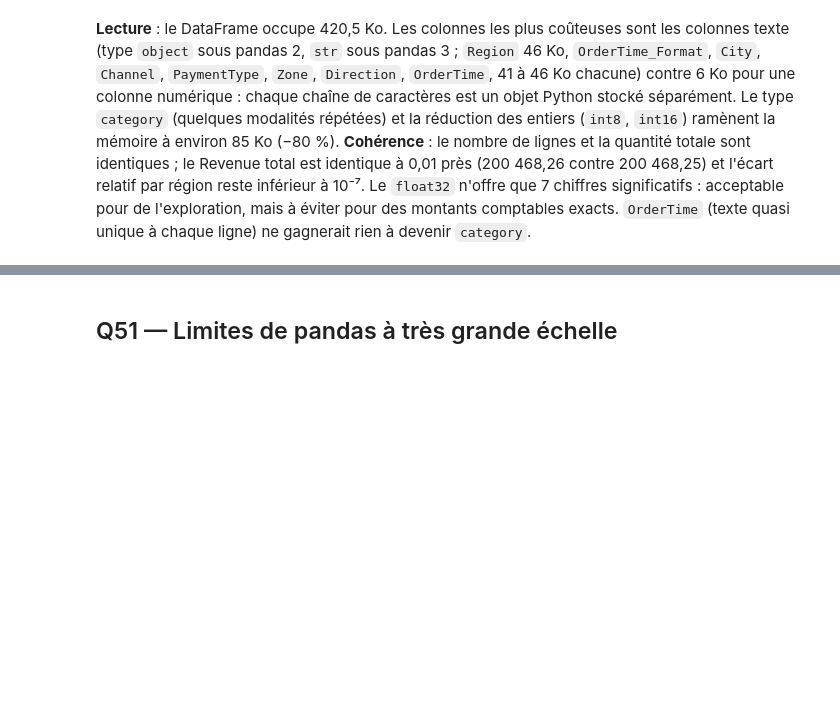
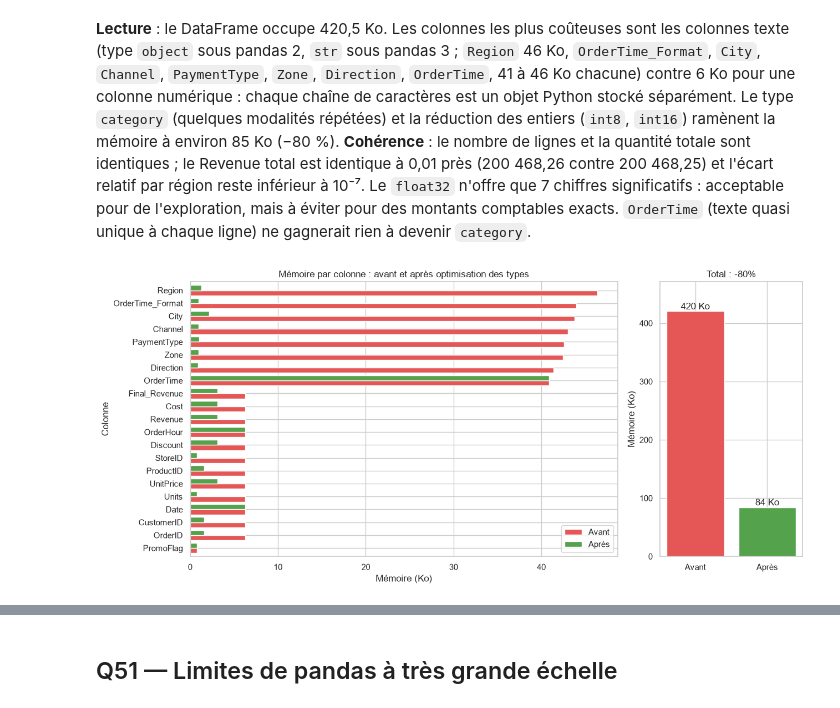
Before and after one commit to nessimhjaiej/TP-EDA, a Jupyter notebook: TP_EDA_Partie1-9.ipynb, the cells around one changed output, grey strips where cells are left out. Cells and saved outputs as stored; diff of their text form; code cells hidden in the pictures; blank space fills up the shorter version.

```diff
--- a/TP_EDA_Partie1-9.ipynb
+++ b/TP_EDA_Partie1-9.ipynb
@@ -1374,3 +1391,21 @@ Mémoire avant : 420.5 Ko | après : 84.2 Ko | gain : 80.0%
 Revenue total : float64 = 200468.26 | optimisé = 200468.25 | écart relatif max par région = 4.2e-08
 # %% [markdown]
 **Lecture** : le DataFrame occupe 420,5 Ko. Les colonnes les plus coûteuses sont les colonnes texte (type `object` sous pandas 2, `str` sous pandas 3 ; `Region` 46 Ko, `OrderTime_Format`, `City`, `Channel`, `PaymentType`, `Zone`, `Direction`, `OrderTime`, 41 à 46 Ko chacune) contre 6 Ko pour une colonne numérique : chaque chaîne de caractères est un objet Python stocké séparément. Le type `category` (quelques modalités répétées) et la réduction des entiers (`int8`, `int16`) ramènent la mémoire à environ 85 Ko (−80 %). **Cohérence** : le nombre de lignes et la quantité totale sont identiques ; le Revenue total est identique à 0,01 près (200 468,26 contre 200 468,25) et l'écart relatif par région reste inférieur à 10⁻⁷. Le `float32` n'offre que 7 chiffres significatifs : acceptable pour de l'exploration, mais à éviter pour des montants comptables exacts. `OrderTime` (texte quasi unique à chaque ligne) ne gagnerait rien à devenir `category`.
+# %%
+# Graphique Q50
+mem_apres = df_opt.memory_usage(deep=True).drop('Index')
+comparaison_mem = pd.DataFrame({'Avant': mem / 1024, 'Après': mem_apres / 1024}).sort_values('Avant')
+totaux = comparaison_mem.sum()
+
+fig, axes = plt.subplots(1, 2, figsize=(13, 6), gridspec_kw={'width_ratios': [3, 1]})
+comparaison_mem.plot.barh(ax=axes[0], color=['#E45756', '#54A24B'], width=0.8)
+axes[0].set_title('Mémoire par colonne : avant et après optimisation des types')
+axes[0].set_xlabel('Mémoire (Ko)'); axes[0].set_ylabel('Colonne')
+axes[1].bar(['Avant', 'Après'], totaux.values, color=['#E45756', '#54A24B'])
+for i, v in enumerate(totaux.values):
+    axes[1].text(i, v, f'{v:.0f} Ko', ha='center', va='bottom')
+axes[1].set_title(f'Total : {totaux["Après"] / totaux["Avant"] - 1:+.0%}')
+axes[1].set_ylabel('Mémoire (Ko)'); axes[1].set_ylim(0, totaux['Avant'] * 1.12)
+plt.tight_layout(); plt.show()
+# %% [output]
+[figure, added]
```
Also changed, not shown: parts of 25 cells of this notebook, 2 other files.
